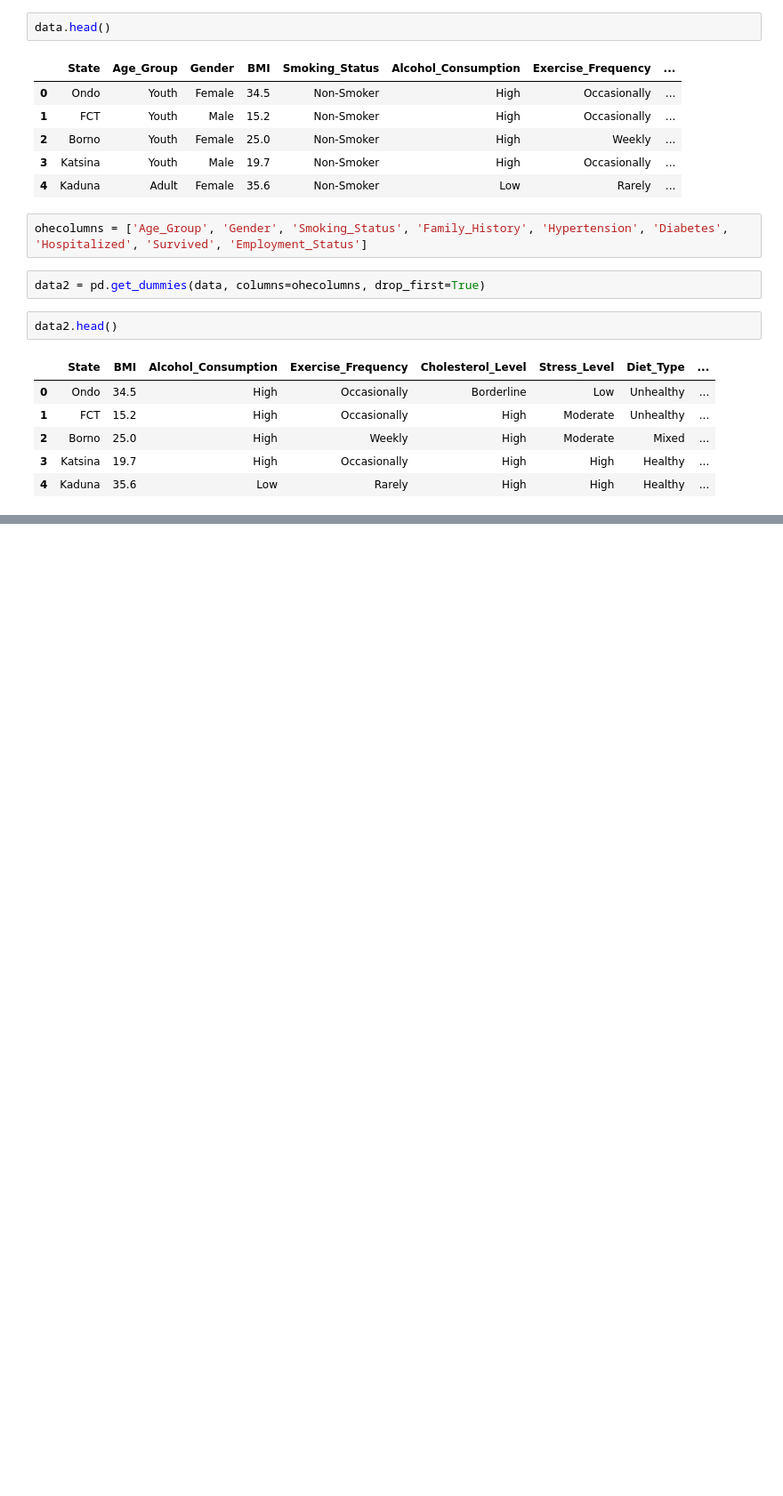
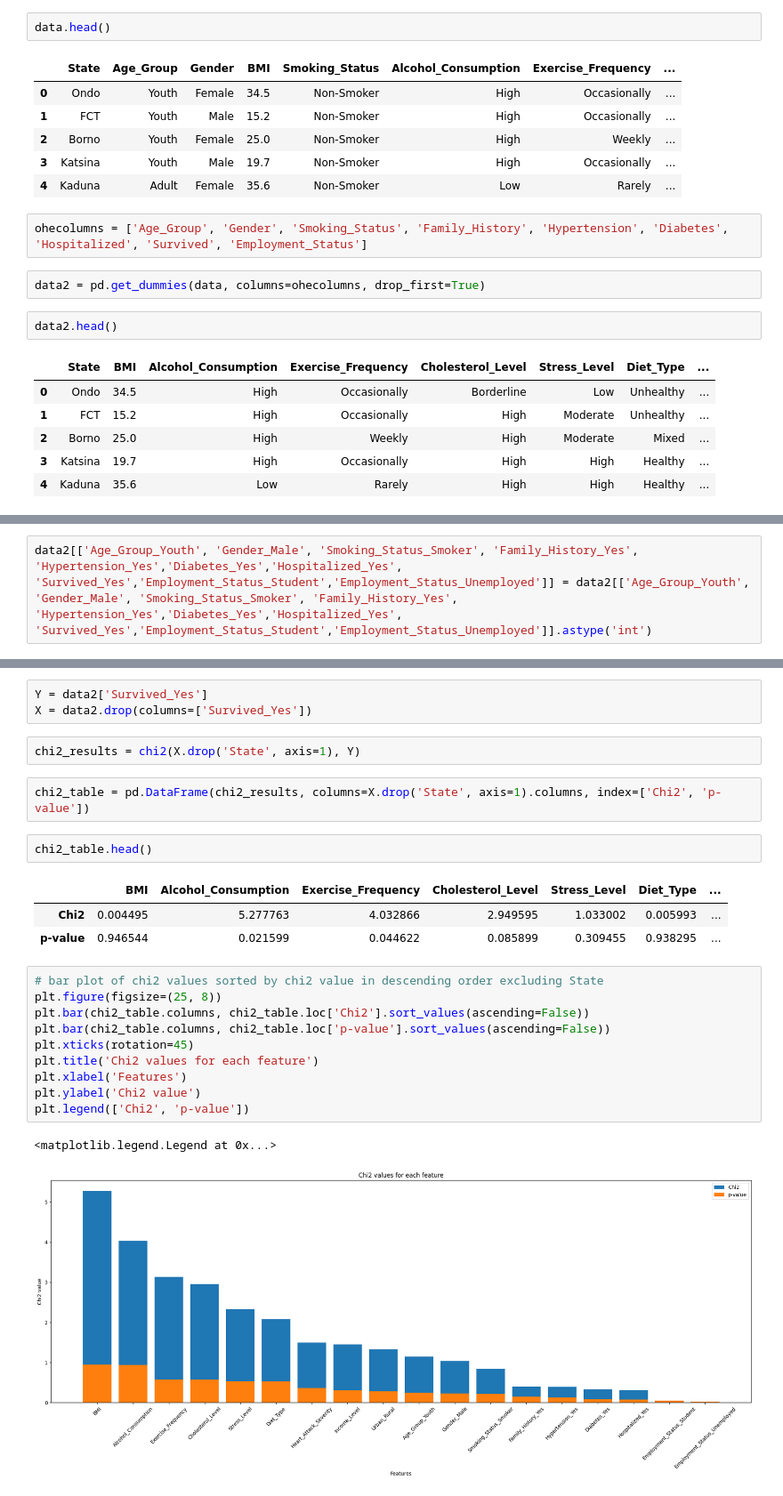
Before and after one commit to earaya1357/Heart-Attack-Detection-Nigeria, a Jupyter notebook: Heart Attack Nigeria.ipynb, the cells around one changed output, grey strips where cells are left out. Shown: that part at 89% size. Cells and saved outputs as stored; diff of their text form; blank space fills up the shorter version.

```diff
--- a/Heart Attack Nigeria.ipynb
+++ b/Heart Attack Nigeria.ipynb
@@ -94,0 +84,2 @@ sns.pairplot(data2[['State', 'Alcohol_Consumption', 'Exercise_Frequency', 'Chole
+# %%
+data2[['Age_Group_Youth', 'Gender_Male', 'Smoking_Status_Smoker', 'Family_History_Yes', 'Hypertension_Yes','Diabetes_Yes','Hospitalized_Yes', 'Survived_Yes','Employment_Status_Student','Employment_Status_Unemployed']] = data2[['Age_Group_Youth', 'Gender_Male', 'Smoking_Status_Smoker', 'Family_History_Yes', 'Hypertension_Yes','Diabetes_Yes','Hospitalized_Yes', 'Survived_Yes','Employment_Status_Student','Employment_Status_Unemployed']].astype('int')
@@ -94,0 +95,26 @@ sns.pairplot(data2[['State', 'Alcohol_Consumption', 'Exercise_Frequency', 'Chole
+# %%
+Y = data2['Survived_Yes']
+X = data2.drop(columns=['Survived_Yes'])
+# %%
+chi2_results = chi2(X.drop('State', axis=1), Y)
+# %%
+chi2_table = pd.DataFrame(chi2_results, columns=X.drop('State', axis=1).columns, index=['Chi2', 'p-value'])
+# %%
+chi2_table.head()
+# %% [output]
+|  | BMI | Alcohol_Consumption | Exercise_Frequency | Cholesterol_Level | Stress_Level | Diet_Type | ... |
+| Chi2 | 0.004495 | 5.277763 | 4.032866 | 2.949595 | 1.033002 | 0.005993 | ... |
+| p-value | 0.946544 | 0.021599 | 0.044622 | 0.085899 | 0.309455 | 0.938295 | ... |
+# %%
+# bar plot of chi2 values sorted by chi2 value in descending order excluding State
+plt.figure(figsize=(25, 8))
+plt.bar(chi2_table.columns, chi2_table.loc['Chi2'].sort_values(ascending=False))
+plt.bar(chi2_table.columns, chi2_table.loc['p-value'].sort_values(ascending=False))
+plt.xticks(rotation=45)
+plt.title('Chi2 values for each feature')
+plt.xlabel('Features')
+plt.ylabel('Chi2 value')
+plt.legend(['Chi2', 'p-value'])
+# %% [output]
+<matplotlib.legend.Legend at 0x...>
+[figure, added]
```
Also changed, not shown: parts of 16 cells of this notebook, 1 other file.
